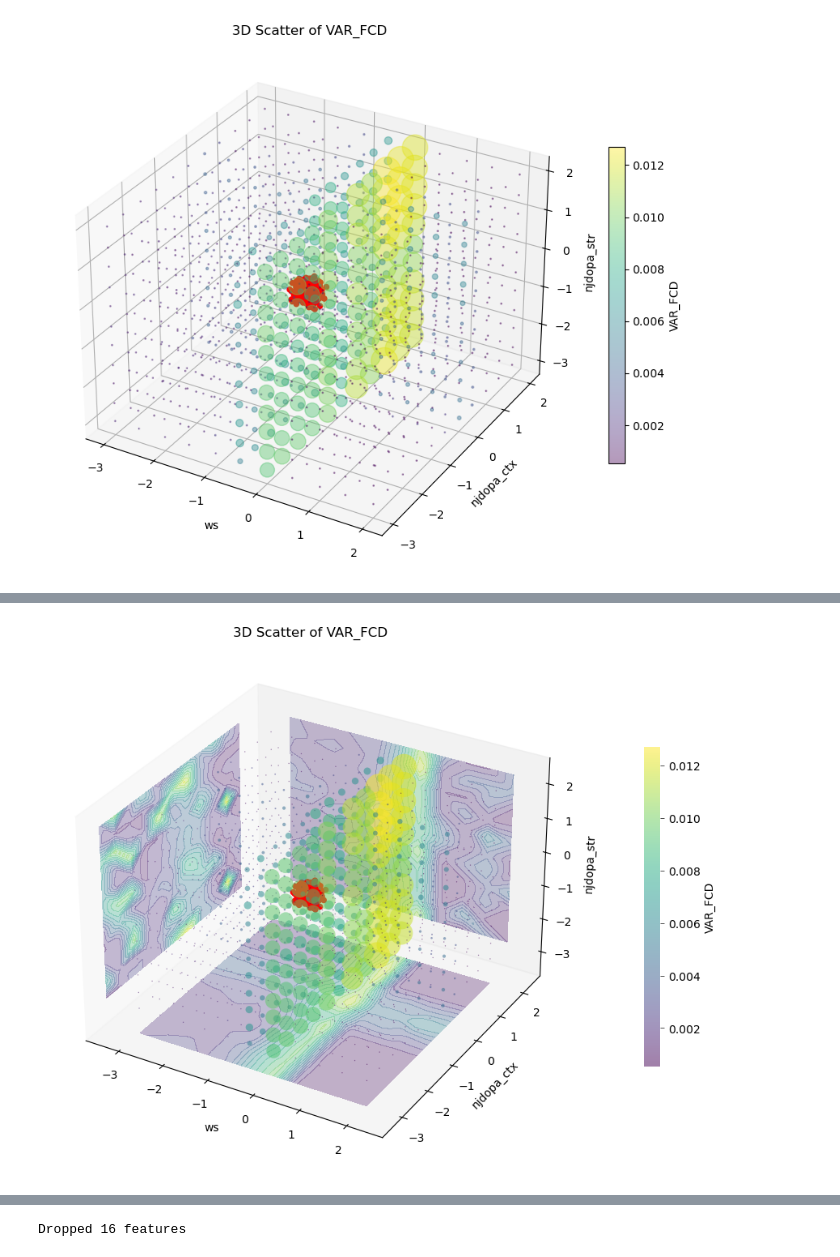
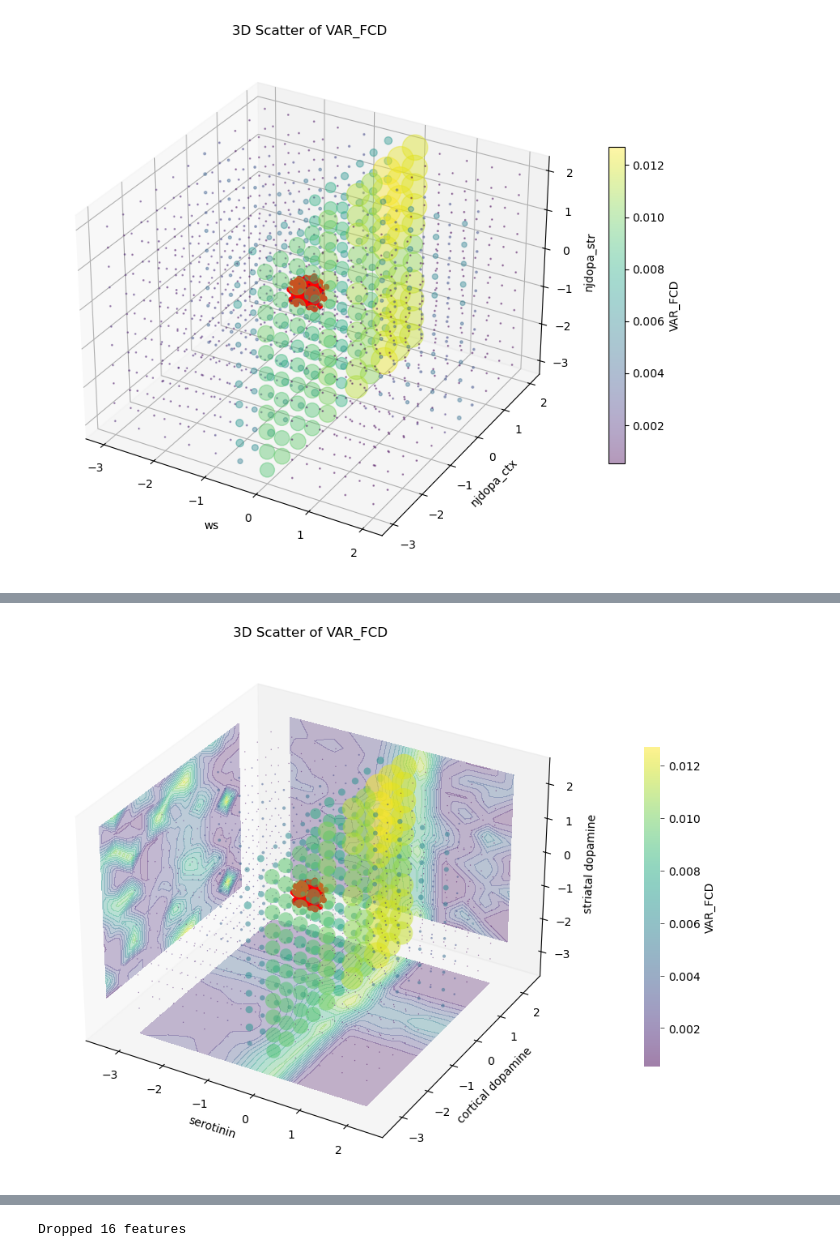
Before and after one commit to giapre/scadv, a Jupyter notebook: notebooks/make_patient_figures.ipynb, the cells around one changed output, grey strips where cells are left out. Saved outputs shown, nothing was run; the diff lists cells and outputs as text; code cells hidden in the pictures.

```diff
--- a/notebooks/make_patient_figures.ipynb
+++ b/notebooks/make_patient_figures.ipynb
@@ -168,10 +166,29 @@ p1_name = 'ws'
 p2_name = 'njdopa_ctx'
 p3_name = 'njdopa_str'
 params = [p1_name, p2_name, p3_name]
-sweep_df[params] = np.log10(sweep_df[params])
+sweep_df_log = sweep_df.copy()
+sweep_df_log[params] = np.log10(sweep_df[params])
 ppc_df[params] = np.log10(ppc_df[params])
 var_to_plot = 'VAR_FCD'
-basic_3d_sweep_plot(sweep_df, ppc_df, p1_name,
+basic_3d_sweep_plot(sweep_df_log, ppc_df, p1_name,
     p2_name, p3_name, var_to_plot)
 # %% [output]
 [figure]
+# %%
+p1_name = 'ws'
+p2_name = 'njdopa_ctx'
+p3_name = 'njdopa_str'
+vars_x_dic = {'ws': 'serotinin', 'njdopa_ctx': 'cortical dopamine', 'njdopa_str': 'striatal dopamine'}
+params = [p1_name, p2_name, p3_name]
+sweep_df_log = sweep_df.copy()
+sweep_df_log[params] = np.log10(sweep_df[params])
+var_to_plot = 'GBC'
+pivot_table = sweep_df_log.pivot_table(index=p2_name, columns=p3_name, values=var_to_plot)
+plt.figure(figsize=(8, 6))
+plt.imshow(pivot_table, aspect='auto', origin='lower', cmap='viridis')
+plt.colorbar(label=var_to_plot)
+plt.xlabel(p1_name)
+plt.ylabel(p2_name)
+plt.title(f'{var_to_plot} across {p1_name} and {p2_name}')
+plt.tight_layout()
+plt.show()
@@ -178,6 +197,6 @@ basic_3d_sweep_plot(sweep_df, ppc_df, p1_name,
 # %%
 def basic_3d_sweep_plot_with_planes(sweep_df, ppc_df, p1_name,
-                                    p2_name, p3_name, var_to_plot, cmap='viridis'):
+                                    p2_name, p3_name, var_to_plot, vars_x_dic, cmap='viridis'):
     import numpy as np
     import matplotlib.pyplot as plt
     from scipy.interpolate import griddata
@@ -249,9 +268,9 @@ def basic_3d_sweep_plot_with_planes(sweep_df, ppc_df, p1_name,
     # ---------------------------------------
     # Labels and colorbar
     # ---------------------------------------
-    ax.set_xlabel(p1_name)
-    ax.set_ylabel(p2_name)
-    ax.set_zlabel(p3_name)
+    ax.set_xlabel(vars_x_dic[p1_name])
+    ax.set_ylabel(vars_x_dic[p2_name])
+    ax.set_zlabel(vars_x_dic[p3_name])
     ax.set_title(f'3D Scatter of {var_to_plot}')
 
     cbar = fig.colorbar(sc, shrink=0.6, pad=0.1, label=var_to_plot)
@@ -262,7 +281,17 @@ def basic_3d_sweep_plot_with_planes(sweep_df, ppc_df, p1_name,
     plt.tight_layout()
     plt.show()
 # %%
-basic_3d_sweep_plot_with_planes(sweep_df, ppc_df, p1_name,
-                                    p2_name, p3_name, var_to_plot, cmap='viridis')
+p1_name = 'ws'
+p2_name = 'njdopa_ctx'
+p3_name = 'njdopa_str'
+vars_x_dic = {'ws': 'serotinin', 'njdopa_ctx': 'cortical dopamine', 'njdopa_str': 'striatal dopamine'}
+params = [p1_name, p2_name, p3_name]
+sweep_df_log = sweep_df.copy()
+sweep_df_log[params] = np.log10(sweep_df[params])
+ppc_df_log = ppc_df.copy()
+ppc_df_log[params] = np.log10(ppc_df[params])
+var_to_plot = 'VAR_FCD'
+basic_3d_sweep_plot_with_planes(sweep_df_log, ppc_df_log, p1_name,
+                                    p2_name, p3_name, var_to_plot, vars_x_dic, cmap='viridis')
 # %% [output]
-[figure, old version]
+[figure, new version]
```
Also changed, not shown: parts of 7 cells of this notebook, 1 other file.
